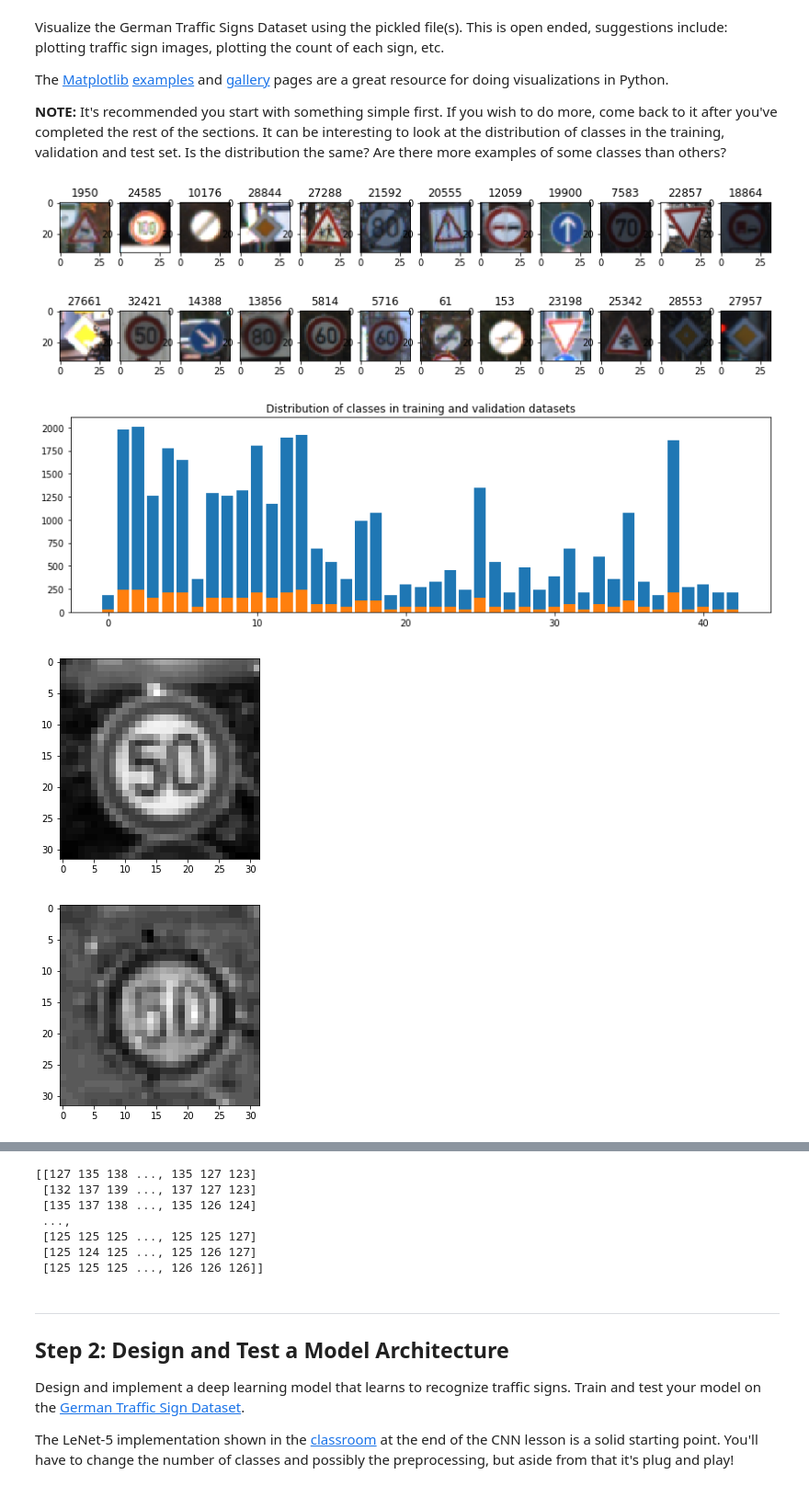
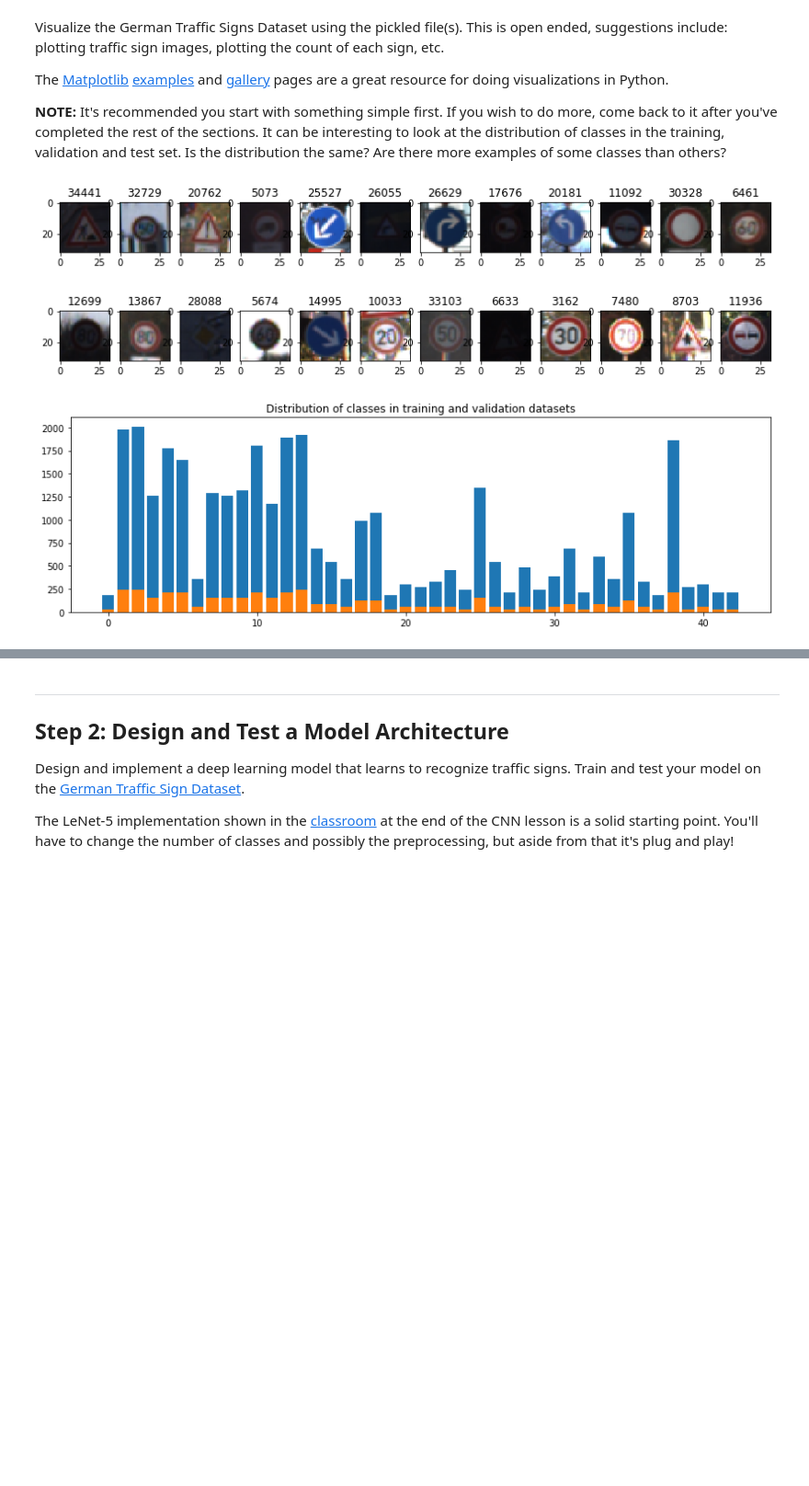
Before and after one commit to cazacov/CarND-Traffic-Sign-Classifier-Project, a Jupyter notebook: Traffic_Sign_Classifier.ipynb, the cells around one changed output, grey strips where cells are left out. Shown: that part at 92% size. Cells and saved outputs as stored; diff of their text form; code cells hidden in the pictures; blank space fills up the shorter version.

```diff
--- a/Traffic_Sign_Classifier.ipynb
+++ b/Traffic_Sign_Classifier.ipynb
@@ -98,59 +103,31 @@ The [Matplotlib](http://matplotlib.org/) [examples](http://matplotlib.org/exampl
 # %%
 ### Data exploration visualization code goes here.
 ### Feel free to use as many code cells as needed.
 import matplotlib.pyplot as plt
 import matplotlib
 from random import randint
 import cv2
 
 # Visualizations will be shown in the notebook.
 %matplotlib inline
 plt.rcParams["figure.figsize"] = [14, 4]
 
 f, axarr = plt.subplots(2,12)
 for row in range(2):
     for col in range(12):
          index = randint(0,n_train)
          axarr[row, col].imshow(X_train[index])
          axarr[row, col].set_title(index)
 
 plt.show()
 
 # Draw distribution histogram
 train_id, train_counts = np.unique(y_train, return_counts = True )
 plt.bar(train_id,train_counts)
 valid_id, valid_counts = np.unique(y_valid, return_counts = True )
 plt.bar(valid_id,valid_counts)
 plt.title("Distribution of classes in training and validation datasets")
 plt.show()
-
-yuv = cv2.cvtColor(X_train[32900], cv2.COLOR_BGR2YUV)
-y, u, v = cv2.split(yuv)
-plt.imshow(y.squeeze(), cmap='gray')
-plt.show()
-plt.imshow(u.squeeze(), cmap='gray')
-plt.show()
-plt.imshow(v.squeeze(), cmap='gray')
-plt.show()
-print(v)
-
-
-
-# hsv =  matplotlib.colors.rgb_to_hsv(X_train[32900])
-#plt.imshow(hsv[:,:,0:1].squeeze(), cmap='gray')
-#plt.show()
-#plt.imshow(hsv[:,:,1:2].squeeze(), cmap='gray')
-#plt.show()
-#plt.imshow(hsv[:,:,2:3].squeeze(), cmap='gray')
-#plt.show()
-
-#for i in range(43):
-#    index = list(y_train).index(i)
-#    plt.title(i)
-#    plt.imshow(X_train[index])
-#    plt.show()
 # %% [output]
-[figure, old version]
+[figure, new version]
 [figure]
-[figure, removed]
-[figure, removed]
@@ -158,10 +134,3 @@ print(v)
-[[127 135 138 ..., 135 127 123]
- [132 137 139 ..., 137 127 123]
- [135 137 138 ..., 135 126 124]
- ...,
- [125 125 125 ..., 125 125 127]
- [125 124 125 ..., 125 126 127]
- [125 125 125 ..., 126 126 126]]
 # %% [markdown]
 ----
 
```
Also changed, not shown: parts of 5 cells of this notebook.
